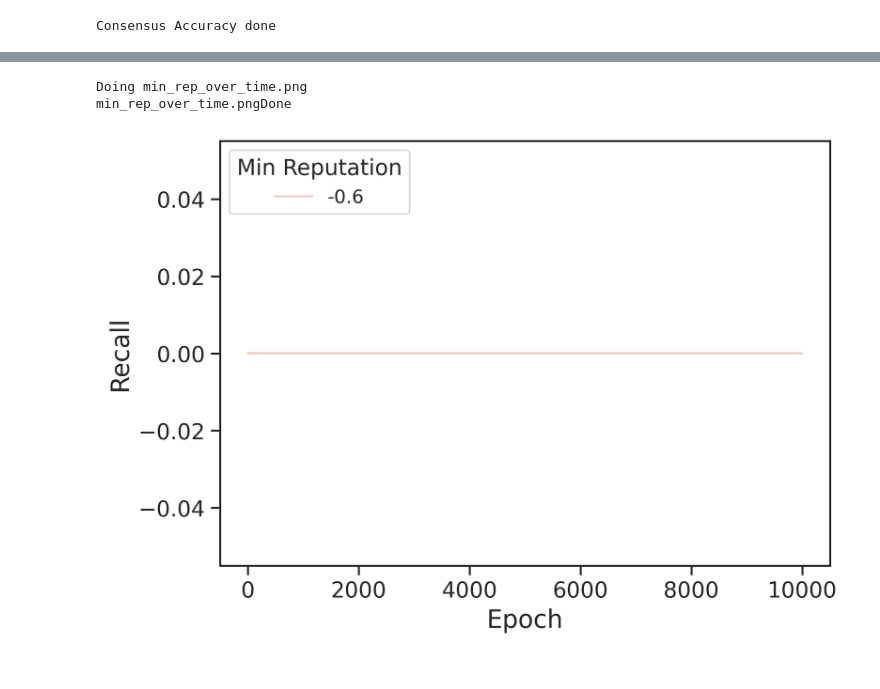
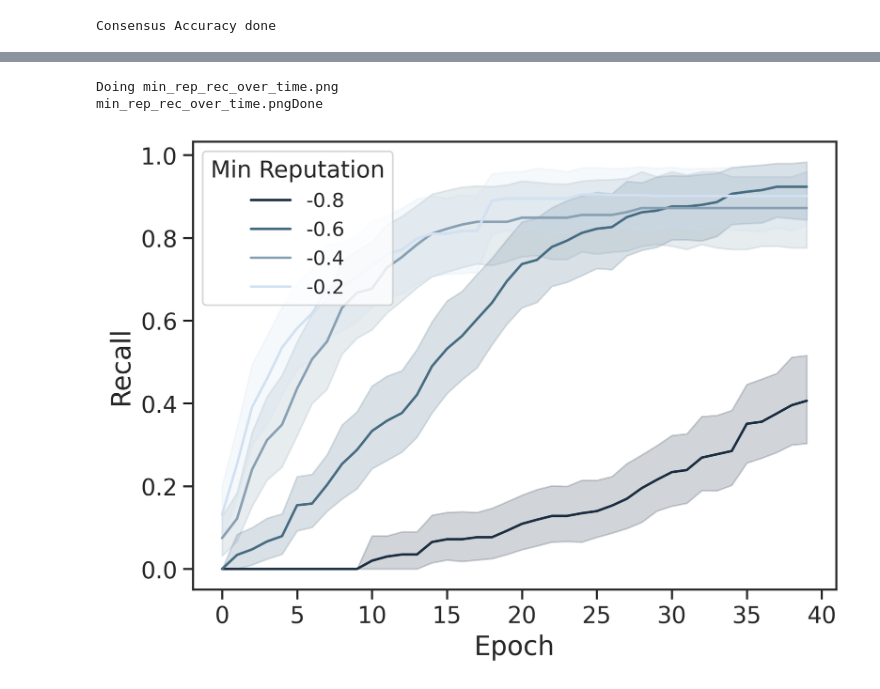
Before and after one commit to UniBO-PRISMLab/desmo-reputation, a Jupyter notebook: plots.ipynb, the cells around one changed output, grey strips where cells are left out. Saved outputs shown, nothing was run; the diff lists cells and outputs as text; code cells hidden in the pictures.

```diff
--- a/plots.ipynb
+++ b/plots.ipynb
@@ -9,7 +9,7 @@ import numpy as np
 import matplotlib.ticker as mtick
 # %%
 # Constants
-parent_folder  = "results"
+parent_folder  = "results-test"
 all_files = glob.glob(os.path.join(parent_folder, "*.csv"))
 HEADERS = ["Epoch", "sources", "malign", "ban_sources", "ban_malign", "consensus", "rep_benign", "rep_malign"]
 print("Found {} results".format(len(all_files)))
@@ -35,6 +35,12 @@ rc_params = {
 sns.set_theme(style='ticks', rc=rc_params)
 
 sns.set_palette(sns.cubehelix_palette(n_colors=3, light=0.8, start=2))
+zonia_palette = sns.color_palette(["#1B2D41", "#466C82", "#87A0B3",  "#D1E1F2"])
+
+# COLORI PER I GRAFICI (e.g., barre)
+# #1B2D41 #466C82 #87A0B3 #D1E1F2
+# COLORE PER ACCENTO (e.g., intervallo di confidenza)
+# #A8D5BA
 
 # https://colorbrewer2.org/#type=diverging&scheme=PuOr&n=4
 
@@ -52,8 +58,10 @@ for filename in tqdm(all_files):
     _df['repetition'] = float(_params[5])
     _df['Algorithm'] = float(_params[6])
     _df['Arrival'] = _params[7]
+    _df['beta'] = float(_params[8])
     # Local Processing
-    if float(_params[4]) == 3.0 and float(_params[5]) == 2 and float(_params[3]) == 0.5:
+
+    if (float(_params[8]) == 1.0 and float(_params[3]) == 0.5):
         _li.append(_df)
 df = pd.concat(_li, axis=0, ignore_index=True)
 print("We ended up with {} rows".format(len(df)))
@@ -82,6 +90,8 @@ df_def = df.drop(df[df.Algorithm != 2].index)
 Consensus Accuracy done
 # %%
 # Reduce dataset for tests XXX
-# df_def = df.drop(df[df.repetition > 0].index)
-# df_def = df_def.drop(df_def[df_def.alpha == 0.3].index)
+df_def = df.drop(df[(df.Algorithm != 2)].index)
+df_endtime = df_def.drop(df_def[(df_def.Epoch < 39)].index)
+
+df_endtime
 # %% [output]
@@ -103,19 +126,19 @@ if not _DISCARD_:
 # %%
 # PLOT 1 - RECALL OVER TIME
 # How many malicious sources I manage to kick out over time.
 # The "min reputation" is the discriminant here
 img_name = "min_rep_rec_over_time.png"
 if _REPLACE_ or not os.path.exists(img_name):
     print ("Doing " + img_name)
-    sns.lineplot(data=df_def, x='Epoch', y='Recall', hue='rep_min')
+    sns.lineplot(data=df_def, x='Epoch', y='Recall', hue='rep_min', palette=zonia_palette)
     plt.legend(title='Min Reputation', loc='upper left')
     plt.savefig(img_name, dpi=300)
     # plt.show()
     print (img_name + "Done")
 # %% [output]
-Doing min_rep_over_time.png
-min_rep_over_time.pngDone
+Doing min_rep_rec_over_time.png
+min_rep_rec_over_time.pngDone
-[figure, old version]
+[figure, new version]
 # %%
 # PLOT 1 - PRECISION OVER TIME
 # How many malicious sources I manage to kick out over time.
```
Also changed, not shown: parts of 19 cells of this notebook, 8 other files.
